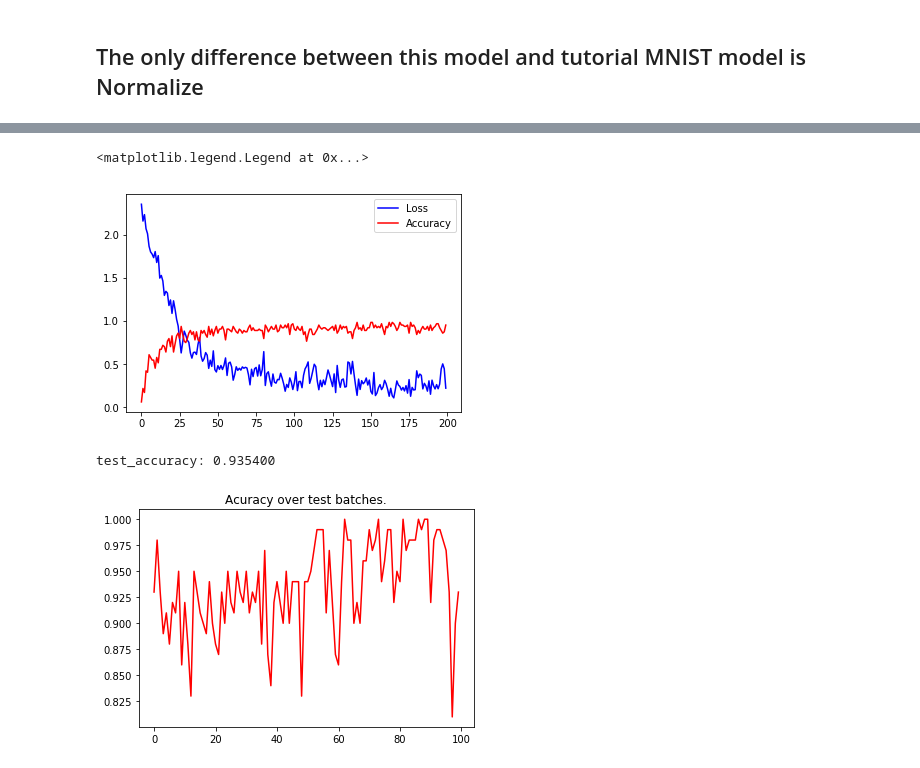
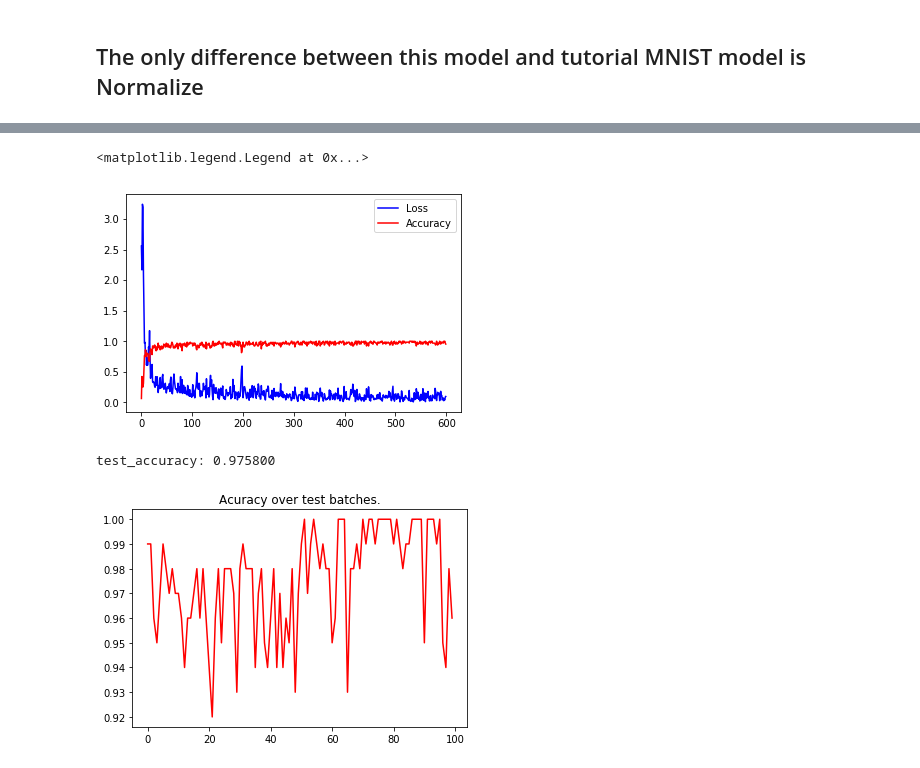
Before and after one commit to davinwang/C2TutorialsGo, a Jupyter notebook: MNIST.ipynb, the cells around one changed output, grey strips where cells are left out. Cells and saved outputs as stored; diff of their text form; code cells hidden in the pictures.

Commit message:
replace normalize with spatial_bn

```diff
--- a/MNIST.ipynb
+++ b/MNIST.ipynb
@@ -101,7 +105,7 @@ def AddInput(model, batch_size, db, db_type):
 # %% [markdown]
 ## The only difference between this model and tutorial MNIST model is Normalize
 # %%
-def AddLeNetModel(model, data):
+def AddLeNetModel(model, data, is_test):
     '''
     This part is the standard LeNet model: from data to the softmax prediction.
 
@@ -114,12 +118,12 @@ def AddLeNetModel(model, data):
     '''
     # Image size: 28 x 28 -> 24 x 24
     conv1 = brew.conv(model, data, 'conv1', dim_in=1, dim_out=20, kernel=5)
-    norm1 = model.Normalize(conv1, 'norm1')
+    norm1 = brew.spatial_bn(model, conv1, 'norm1', 20, is_test=is_test)
     # Image size: 24 x 24 -> 12 x 12
     pool1 = brew.max_pool(model, norm1, 'pool1', kernel=2, stride=2)
     # Image size: 12 x 12 -> 8 x 8
     conv2 = brew.conv(model, pool1, 'conv2', dim_in=20, dim_out=50, kernel=5)
-    norm2 = model.Normalize(conv2, 'norm2')
+    norm2 = brew.spatial_bn(model, conv2, 'norm2', 50, is_test=is_test)
     # Image size: 8 x 8 -> 4 x 4
     pool2 = brew.max_pool(model, norm2, 'pool2', kernel=2, stride=2)
     # 50 * 4 * 4 stands for dim_out from previous layer multiplied by the image size
@@ -189,7 +193,7 @@ with core.DeviceScope(device_opts):
         train_model, batch_size=64,
         db=os.path.join(data_folder, 'mnist-train-nchw-lmdb'),
         db_type='lmdb')
-    softmax = AddLeNetModel(train_model, data)
+    softmax = AddLeNetModel(train_model, data, is_test=False)
     AddTrainingOperators(train_model, softmax, label)
     AddBookkeepingOperators(train_model)
 
@@ -204,13 +208,13 @@ with core.DeviceScope(device_opts):
         test_model, batch_size=100,
         db=os.path.join(data_folder, 'mnist-test-nchw-lmdb'),
         db_type='lmdb')
-    softmax = AddLeNetModel(test_model, data)
+    softmax = AddLeNetModel(test_model, data, is_test=True)
     AddAccuracy(test_model, softmax, label)
 
     # Deployment model. We simply need the main LeNetModel part.
     deploy_model = model_helper.ModelHelper(
         name="mnist_deploy", arg_scope=arg_scope, init_params=False)
-    AddLeNetModel(deploy_model, "data")
+    AddLeNetModel(deploy_model, "data", is_test=True)
     # You may wonder what happens with the param_init_net part of the deploy_model.
     # No, we will not use them, since during deployment time we will not randomly
     # initialize the parameters, but load the parameters from the db.
@@ -224,24 +221,24 @@ WARNING:root:You are creating an op that the ModelHelper does not recognize: Nor
 # %%
 # The parameter initialization network only needs to be run once.
 workspace.RunNetOnce(train_model.param_init_net)
 # creating the network
 workspace.CreateNet(train_model.net, overwrite=True)
 # set the number of iterations and track the accuracy & loss
-total_iters = 200
+total_iters = 600
 accuracy = np.zeros(total_iters)
 loss = np.zeros(total_iters)
 # Now, we will manually run the network for 200 iterations.
 for i in range(total_iters):
     workspace.RunNet(train_model.net)
     accuracy[i] = workspace.FetchBlob('accuracy')
     loss[i] = workspace.FetchBlob('loss')
 # After the execution is done, let's plot the values.
 pyplot.plot(loss, 'b')
 pyplot.plot(accuracy, 'r')
 pyplot.legend(('Loss', 'Accuracy'), loc='upper right')
 # %% [output]
 <matplotlib.legend.Legend at 0x...>
-[figure, old version]
+[figure, new version]
 # %%
 # run a test pass on the test net
 workspace.RunNetOnce(test_model.param_init_net)
@@ -255,5 +252,5 @@ pyplot.plot(test_accuracy, 'r')
 pyplot.title('Acuracy over test batches.')
 print('test_accuracy: %f' % test_accuracy.mean())
 # %% [output]
-test_accuracy: 0.935400
+test_accuracy: 0.975800
-[figure, old version]
+[figure, new version]
```
Also changed, not shown: parts of 3 cells of this notebook, 1 other file.
